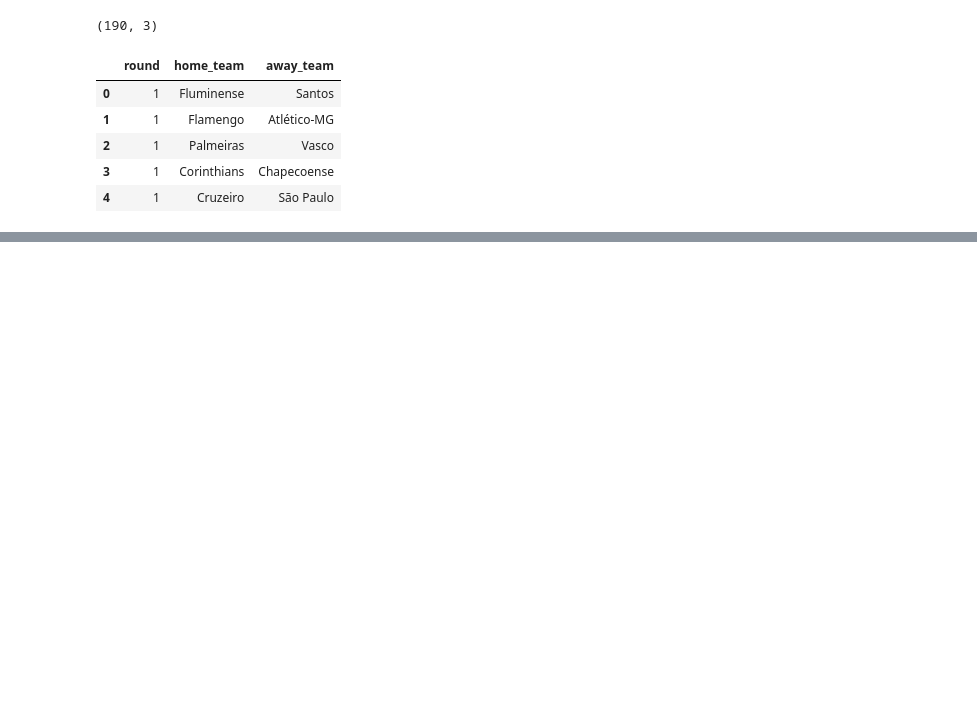
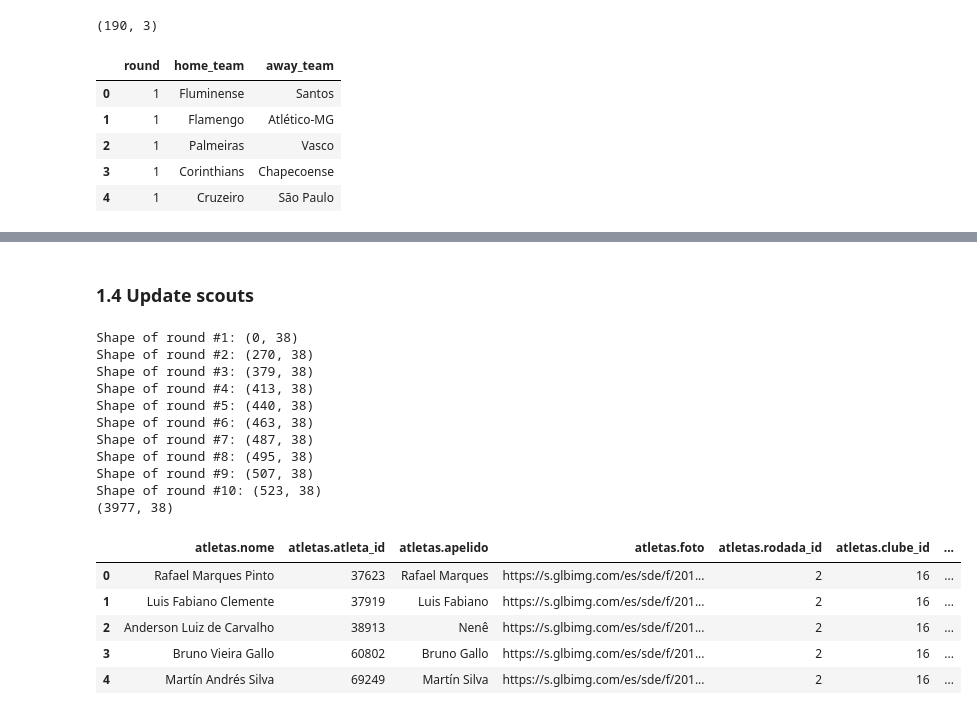
Before and after one commit to henriquepgomide/caRtola, a Jupyter notebook: lib/python/Samples Creator.ipynb, the cells around one changed output, grey strips where cells are left out. Drawn from its saved outputs; the diff is of its cells as text; code cells hidden in the pictures; blank space fills up the shorter version.

```diff
--- a/lib/python/Samples Creator.ipynb
+++ b/lib/python/Samples Creator.ipynb
@@ -1,7 +1,2 @@
 # %% [markdown]
 # 0. Libraries used and Settings
-# %%
-import numpy as np
-import pandas as pd
-
-pd.set_option('display.max_columns', 40)
@@ -125,11 +144,11 @@ df_matches_clean.head()
 | 3 | 1 | Corinthians | Chapecoense |
 | 4 | 1 | Cruzeiro | São Paulo |
 # %%
-df_merge_home = df_clean.merge(df_matches_clean, how='inner', left_on=['atletas.clube.id.full.name', 'atletas.rodada_id'], right_on=['home_team', 'round'])
+df_merge_home = df_clean.merge(df_matches, how='inner', left_on=['atletas.clube.id.full.name', 'atletas.rodada_id'], right_on=['home_team', 'round'])
 df_merge_home.drop(['home_team'], axis=1, inplace=True)
 df_merge_home.rename(columns={'away_team':'opponent'}, inplace=True)
 
-df_merge_away = df_clean.merge(df_matches_clean, how='inner', left_on=['atletas.clube.id.full.name', 'atletas.rodada_id'], right_on=['away_team', 'round'])
+df_merge_away = df_clean.merge(df_matches, how='inner', left_on=['atletas.clube.id.full.name', 'atletas.rodada_id'], right_on=['away_team', 'round'])
 df_merge_away.drop(['away_team'], axis=1, inplace=True)
 df_merge_away.rename(columns={'home_team':'opponent'}, inplace=True)
 
@@ -145,3 +164,5 @@ df_merge.head()
 | 2 | Jonathan Cícero Moreira | 37662 | Jonathan | https://s.glbimg.com/es/sde/f/201... | 10 | 1 | ... |
 | 3 | Edinaldo Batista Libânio | 38230 | Grafite | https://s.glbimg.com/es/sde/f/201... | 10 | 1 | ... |
 | 4 | Thiago Heleno Henrique Ferreira | 38394 | Thiago Heleno | https://s.glbimg.com/es/sde/f/201... | 10 | 1 | ... |
+# %% [markdown]
+### 1.4 Update scouts
@@ -147,0 +198,30 @@ df_merge.head()
+# %%
+# create am empty dataframe with same columns
+df_scouts = pd.DataFrame(data=[], columns=df_merge.columns)
+n_rounds = df_merge['atletas.rodada_id'].max()
+
+for i in range(1, n_rounds+1):
+    df_round = get_scouts_for_round(df_merge, i)
+    print("Shape of round #{0}: {1}".format(i, df_round.shape))
+    df_scouts = df_scouts.append(df_round, ignore_index=True)
+
+print(df_scouts.shape)
+df_scouts.head()
+# %% [output]
+Shape of round #1: (0, 38)
+Shape of round #2: (270, 38)
+Shape of round #3: (379, 38)
+Shape of round #4: (413, 38)
+Shape of round #5: (440, 38)
+Shape of round #6: (463, 38)
+Shape of round #7: (487, 38)
+Shape of round #8: (495, 38)
+Shape of round #9: (507, 38)
+Shape of round #10: (523, 38)
+(3977, 38)
+|  | atletas.nome | atletas.atleta_id | atletas.apelido | atletas.foto | atletas.rodada_id | atletas.clube_id | ... |
+| 0 | Rafael Marques Pinto | 37623 | Rafael Marques | https://s.glbimg.com/es/sde/f/201... | 2 | 16 | ... |
+| 1 | Luis Fabiano Clemente | 37919 | Luis Fabiano | https://s.glbimg.com/es/sde/f/201... | 2 | 16 | ... |
+| 2 | Anderson Luiz de Carvalho | 38913 | Nenê | https://s.glbimg.com/es/sde/f/201... | 2 | 16 | ... |
+| 3 | Bruno Vieira Gallo | 60802 | Bruno Gallo | https://s.glbimg.com/es/sde/f/201... | 2 | 16 | ... |
+| 4 | Martín Andrés Silva | 69249 | Martín Silva | https://s.glbimg.com/es/sde/f/201... | 2 | 16 | ... |
```
Also changed, not shown: parts of 14 cells of this notebook, 2 other files.
